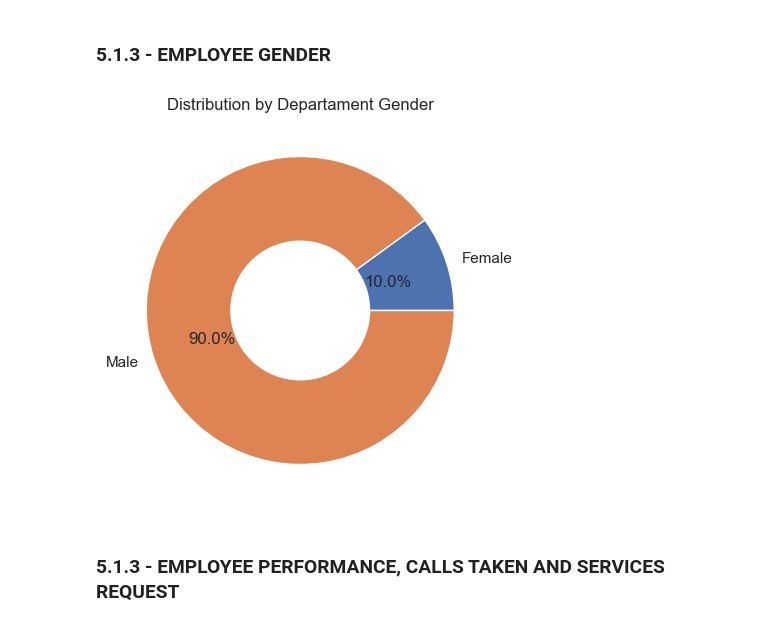
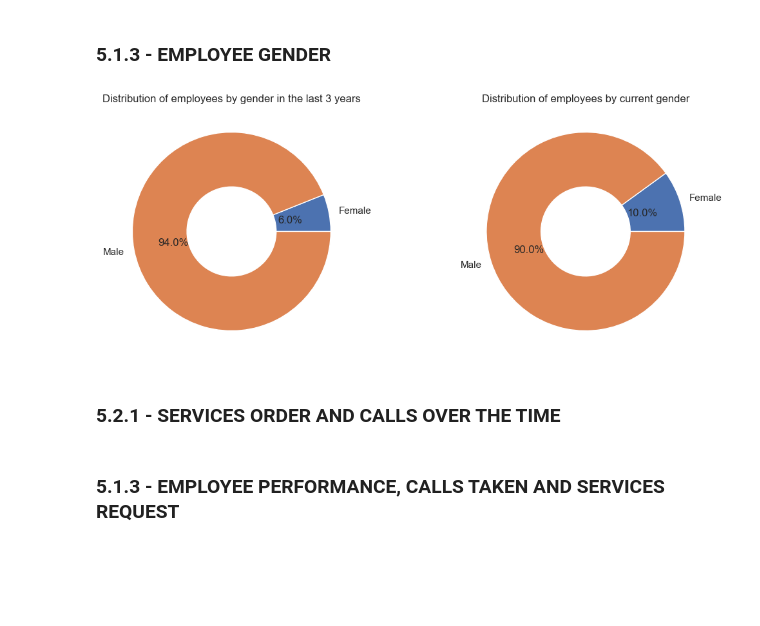
Before and after one commit to erickvieiras/callcenter_performance, a Jupyter notebook: notebook/callcenter.ipynb, the cells around one changed output. Cells and saved outputs as stored; diff of their text form; code cells hidden in the pictures; blank space fills up the shorter version.

```diff
--- a/notebook/callcenter.ipynb
+++ b/notebook/callcenter.ipynb
@@ -341,3 +314,5 @@ df4 = df3.copy()
+# %%
+df4.loc[(df4['modality'] == 'Remote Work') & (df4['day_period'] == 'Dawn Shift') & (df4['calls_taken'] < 100), 'modality'] = 'In Person Work'
 # %% [markdown]
 Creating a new feature to measure the performance of each technical attendant based on the number of open calls and incidents
 # %%
@@ -460,13 +435,22 @@ plt.show()
 # %% [markdown]
 ### 5.1.3 - EMPLOYEE GENDER
 # %%
+plt.subplot(1,2,1)
+aux01 = df5.groupby('gender')['id'].count().reset_index().drop_duplicates(subset='id')
+plt.pie(aux01['id'], labels=aux01['gender'], autopct='%1.1f%%', wedgeprops=dict(width=0.55))
+plt.title('Distribution of employees by gender in the last 3 years')
+
+plt.subplot(1,2,2)
 aux02 = df5.loc[df5['status'] == 'Active'].drop_duplicates(subset='id')
 aux02 = aux02.groupby('gender')['id'].count().reset_index()
 plt.pie(aux02['id'], labels=aux02['gender'], autopct='%1.1f%%', wedgeprops=dict(width=0.55))
-plt.title('Distribution by Departament Gender')
+plt.title('Distribution of employees by current gender')
+
 plt.show()
 # %% [output]
-[figure, old version]
+[figure, new version]
+# %% [markdown]
+### 5.2.1 - SERVICES ORDER AND CALLS OVER THE TIME
 # %% [markdown]
 ### 5.1.3 - EMPLOYEE PERFORMANCE, CALLS TAKEN AND SERVICES REQUEST
 # %% [markdown]
```
Also changed, not shown: parts of 28 cells of this notebook.
